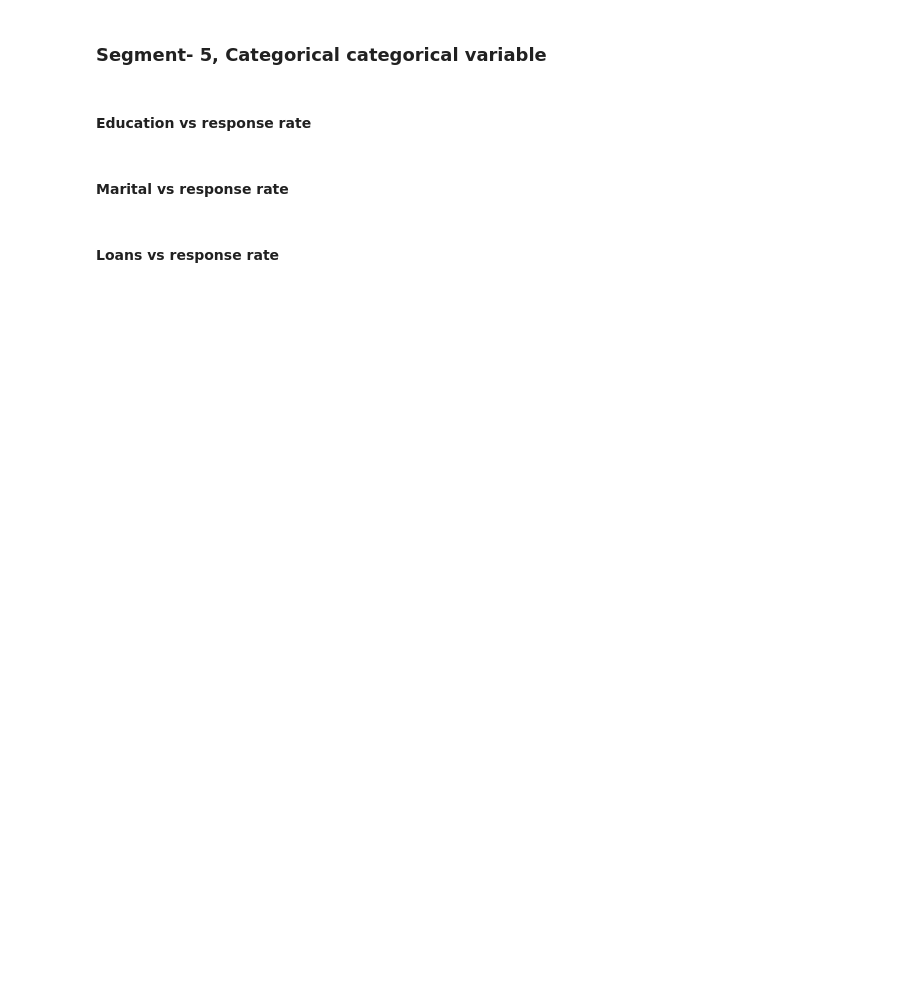
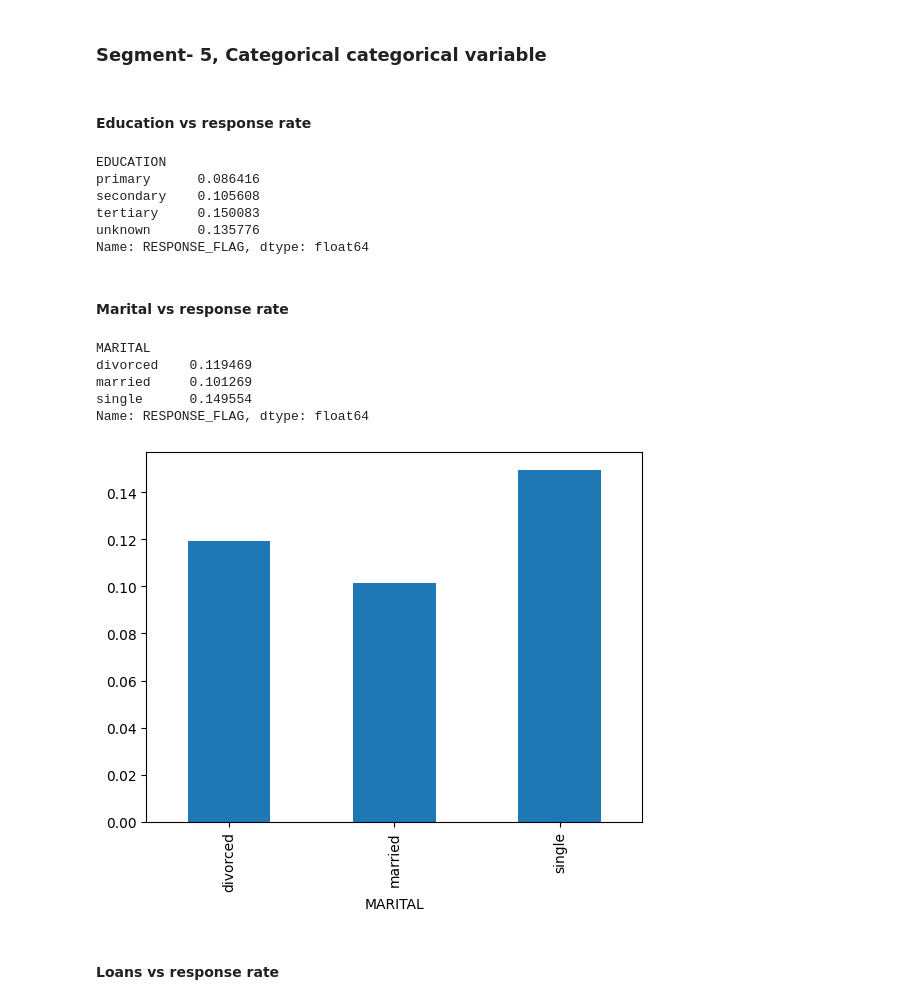
Before and after one commit to AkankshaDwivedi/bank-marketing-campaign, a Jupyter notebook: Bank_Marketing_Campaign_EDA_AD.ipynb, the cells around one changed output. Drawn from its saved outputs; the diff is of its cells as text; code cells hidden in the pictures; blank space fills up the shorter version.

```diff
--- a/Bank_Marketing_Campaign_EDA_AD.ipynb
+++ b/Bank_Marketing_Campaign_EDA_AD.ipynb
@@ -700,16 +787,36 @@ def p75(x):
 ### Segment- 5, Categorical categorical variable
 # %%
 #create response_flag of numerical data type where response "yes"= 1, "no"= 0
+bank_df_1['RESPONSE_FLAG'] = np.where(bank_df_1.RESPONSE == 'no', 0, 1)
 # %% [markdown]
 #### Education vs response rate
 # %%
 #calculate the mean of response_flag with different education categories.
+bank_df_1.groupby('EDUCATION')['RESPONSE_FLAG'].mean()
+# %% [output]
+EDUCATION
+primary      0.086416
+secondary    0.105608
+tertiary     0.150083
+unknown      0.135776
+Name: RESPONSE_FLAG, dtype: float64
 # %% [markdown]
 #### Marital vs response rate
 # %%
 #calculate the mean of response_flag with different marital status categories.
+bank_df_1.groupby('MARITAL')['RESPONSE_FLAG'].mean()
+# %% [output]
+MARITAL
+divorced    0.119469
+married     0.101269
+single      0.149554
+Name: RESPONSE_FLAG, dtype: float64
 # %%
 #plot the bar graph of marital status with average value of response_flag
+bank_df_1.groupby('MARITAL')['RESPONSE_FLAG'].mean().plot.bar()
+plt.show()
+# %% [output]
+[figure, added]
 # %% [markdown]
 #### Loans vs response rate
 # %%
```
Also changed, not shown: parts of 24 cells of this notebook.
